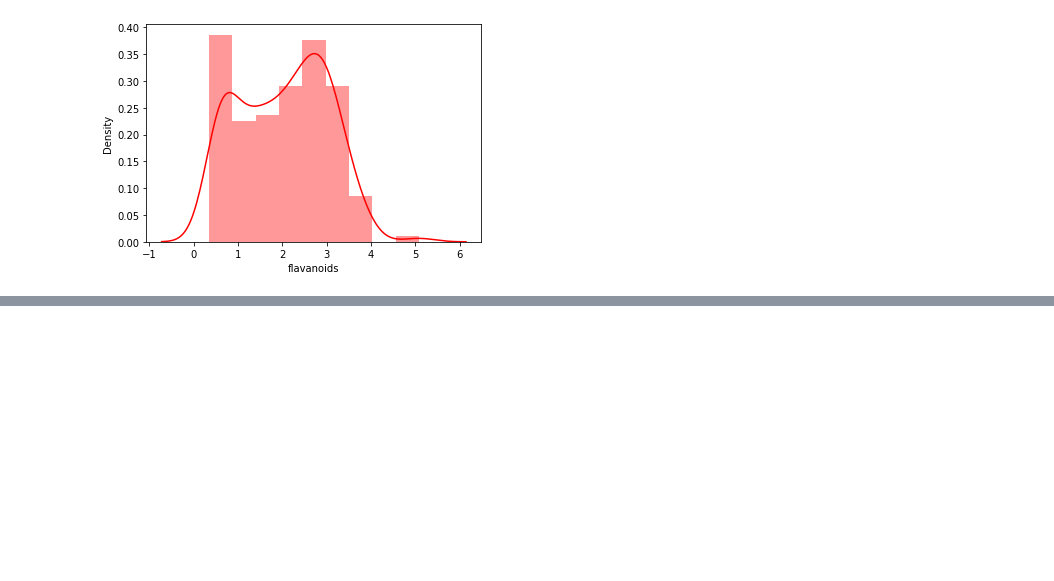
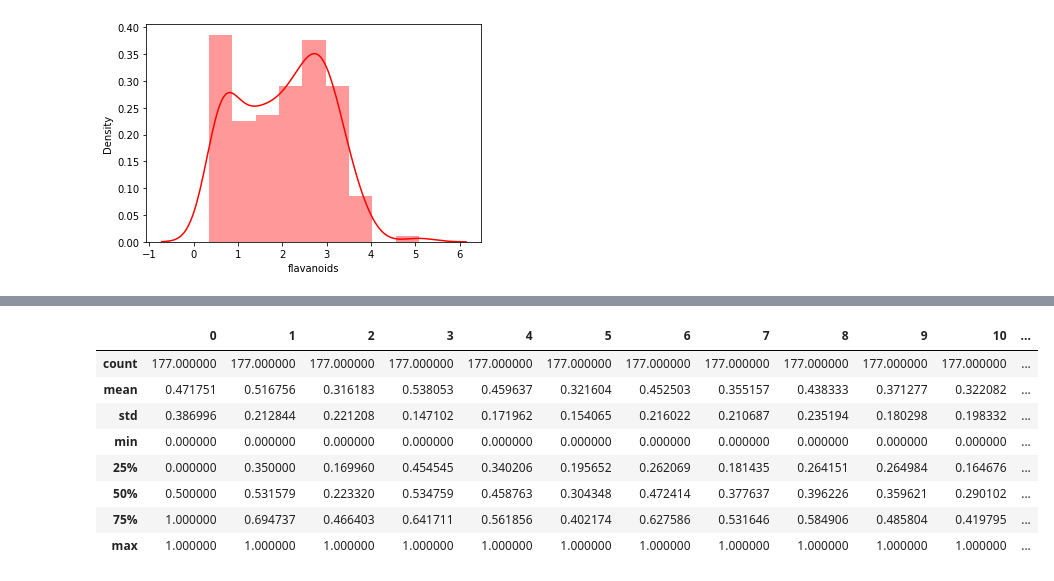
Before and after one commit to wellingtondantas/Projetos, a Jupyter notebook: Standardization-Normalization/Normalization_Standartization.ipynb, the cells around one changed output, grey strips where cells are left out. Drawn from its saved outputs; the diff is of its cells as text; code cells hidden in the pictures; blank space fills up the shorter version.

```diff
--- a/Standardization-Normalization/Normalization_Standartization.ipynb
+++ b/Standardization-Normalization/Normalization_Standartization.ipynb
@@ -96,0 +186,16 @@ ax = sns.distplot(df_sub.flavanoids, color='r')
+# %%
+#Transforma o numpy array para um dataframe
+norm_df = pd.DataFrame(norm_df)
+# %%
+#Estatística descritiva
+norm_df.describe()
+# %% [output]
+|  | 0 | 1 | 2 | 3 | 4 | 5 | 6 | 7 | 8 | 9 | 10 | ... |
+| count | 177.000000 | 177.000000 | 177.000000 | 177.000000 | 177.000000 | 177.000000 | 177.000000 | 177.000000 | 177.000000 | 177.000000 | 177.000000 | ... |
+| mean | 0.471751 | 0.516756 | 0.316183 | 0.538053 | 0.459637 | 0.321604 | 0.452503 | 0.355157 | 0.438333 | 0.371277 | 0.322082 | ... |
+| std | 0.386996 | 0.212844 | 0.221208 | 0.147102 | 0.171962 | 0.154065 | 0.216022 | 0.210687 | 0.235194 | 0.180298 | 0.198332 | ... |
+| min | 0.000000 | 0.000000 | 0.000000 | 0.000000 | 0.000000 | 0.000000 | 0.000000 | 0.000000 | 0.000000 | 0.000000 | 0.000000 | ... |
+| 25% | 0.000000 | 0.350000 | 0.169960 | 0.454545 | 0.340206 | 0.195652 | 0.262069 | 0.181435 | 0.264151 | 0.264984 | 0.164676 | ... |
+| 50% | 0.500000 | 0.531579 | 0.223320 | 0.534759 | 0.458763 | 0.304348 | 0.472414 | 0.377637 | 0.396226 | 0.359621 | 0.290102 | ... |
+| 75% | 1.000000 | 0.694737 | 0.466403 | 0.641711 | 0.561856 | 0.402174 | 0.627586 | 0.531646 | 0.584906 | 0.485804 | 0.419795 | ... |
+| max | 1.000000 | 1.000000 | 1.000000 | 1.000000 | 1.000000 | 1.000000 | 1.000000 | 1.000000 | 1.000000 | 1.000000 | 1.000000 | ... |
```
Also changed, not shown: parts of 12 cells of this notebook.
